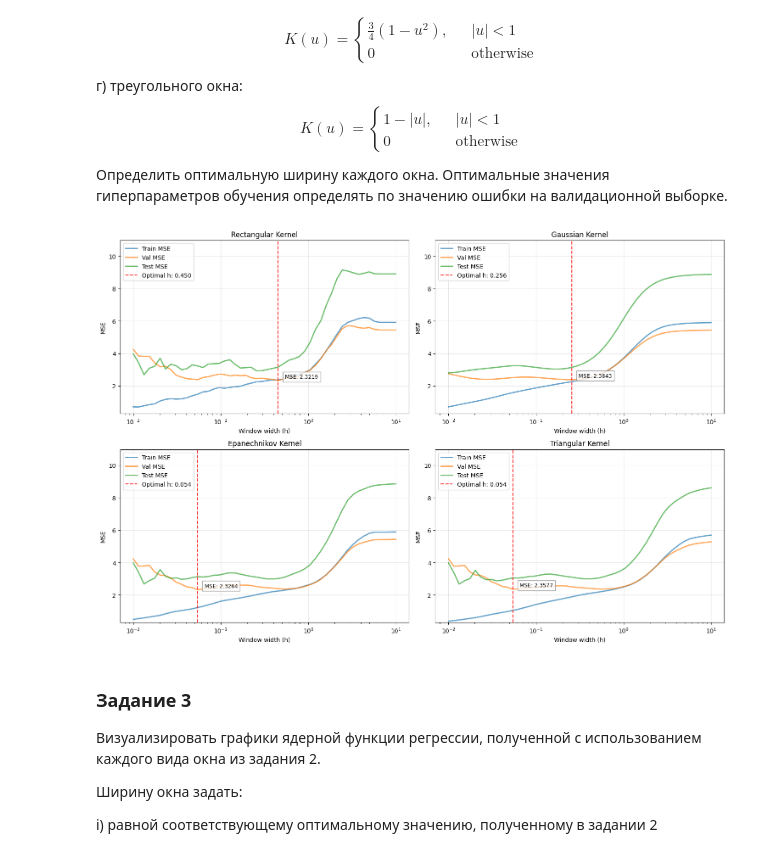
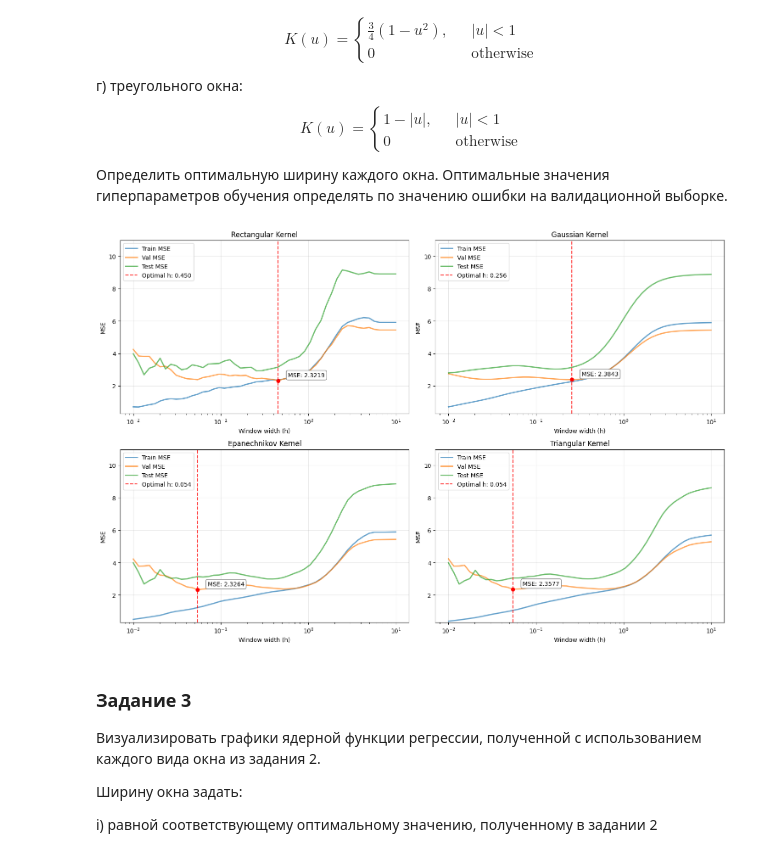
Before and after one commit to nekit2-002/ml-labs, a Jupyter notebook: laba3/laba3.ipynb, the cells around one changed output. Drawn from its saved outputs; the diff is of its cells as text; code cells hidden in the pictures.

```diff
--- a/laba3/laba3.ipynb
+++ b/laba3/laba3.ipynb
@@ -337,42 +337,43 @@ for i, kernel in enumerate(kernels, 1):
     plt.subplot(2, 2, i)
     subset = df_results[df_results['kernel'] == kernel]
 
     # Основные графики
     plt.plot(subset['h'], subset['train_mse'], label='Train MSE', lw=2, alpha=0.7)
     plt.plot(subset['h'], subset['val_mse'], label='Val MSE', lw=2, alpha=0.7)
     plt.plot(subset['h'], subset['test_mse'], label='Test MSE', lw=2, alpha=0.7)
 
     # Находим оптимальные значения
     optimal_row = subset.loc[subset['val_mse'].idxmin()]
     optimal_h = optimal_row['h']
     optimal_mse = optimal_row['val_mse']
 
+    plt.scatter(optimal_h, optimal_mse, color='red', zorder=5)
+    plt.annotate(
+    f'MSE: {optimal_mse:.4f}',
+    xy=(optimal_h, optimal_mse),
+    xytext=(optimal_h*1.3, optimal_mse*1.1),
+    # arrowprops=dict(arrowstyle="->", color='black', lw=0.8),
+    bbox=dict(boxstyle="round", fc="white", ec="gray")
+    )
+
     # Вертикальная линия и аннотация
     plt.axvline(optimal_h, color='red', linestyle='--',
                 linewidth=1.5, alpha=0.8, label=f'Optimal h: {optimal_h:.3f}')
-
-    # Текст с MSE
-    plt.text(x=optimal_h * 1.2,
-             y=optimal_mse * 1.1,
-             s=f'MSE: {optimal_mse:.4f}',
-             fontsize=9,
-             bbox=dict(facecolor='white', alpha=0.8, edgecolor='gray'),
-             verticalalignment='center')
 
     # Единые настройки
     plt.xscale('log')
     # plt.yscale('log')
     plt.ylim(global_y_min, global_y_max)
     plt.title(f'{kernel.capitalize()} Kernel')
     plt.xlabel('Window width (h)')
     plt.ylabel('MSE')
     plt.legend()
     plt.grid(True, alpha=0.3)
 
 plt.tight_layout()
 plt.show()
 # %% [output]
-[figure, old version]
+[figure, new version]
 # %% [markdown]
 ### Задание 3
 Визуализировать графики ядерной функции регрессии, полученной с использованием каждого вида окна из задания 2.
```
Also changed, not shown: parts of 8 cells of this notebook.
